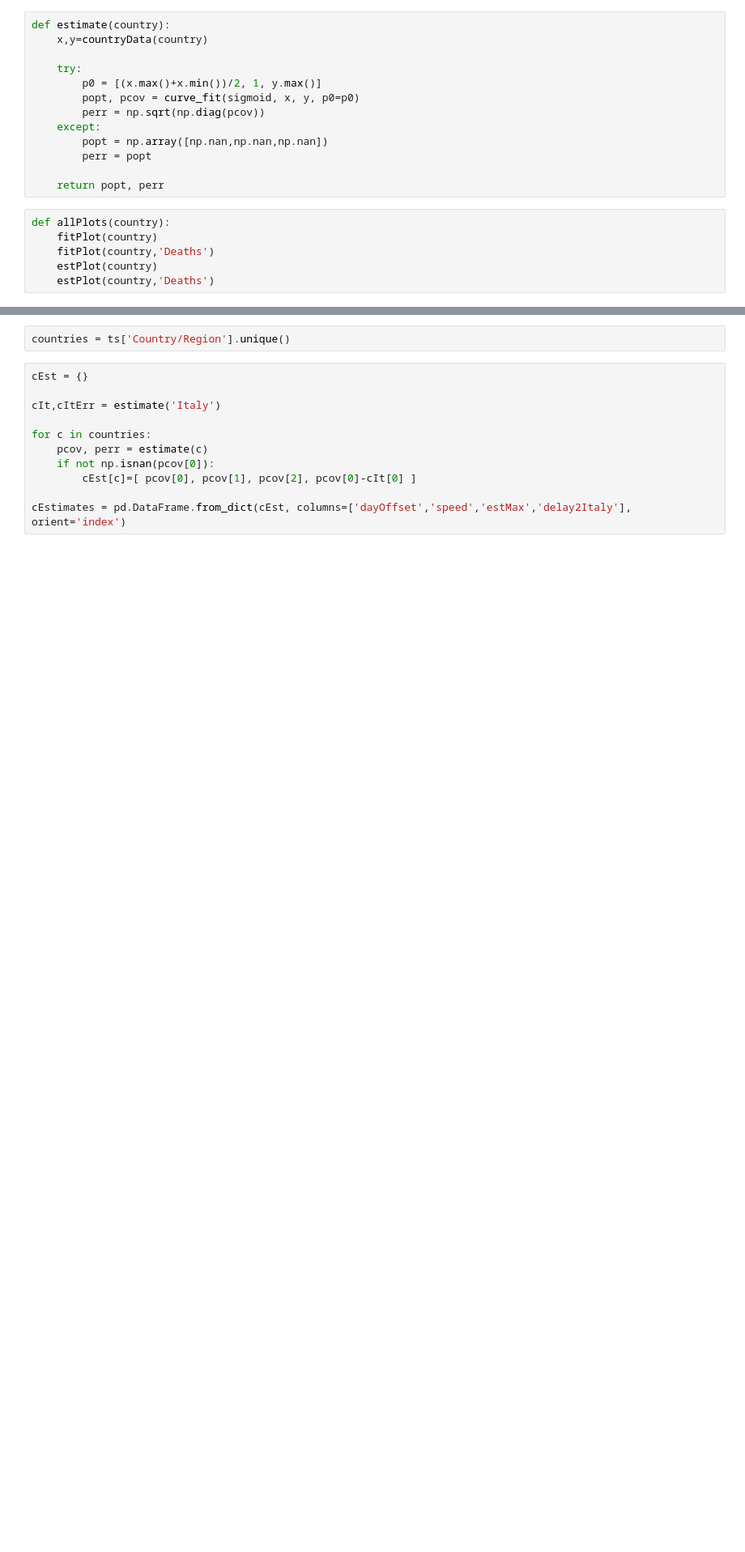
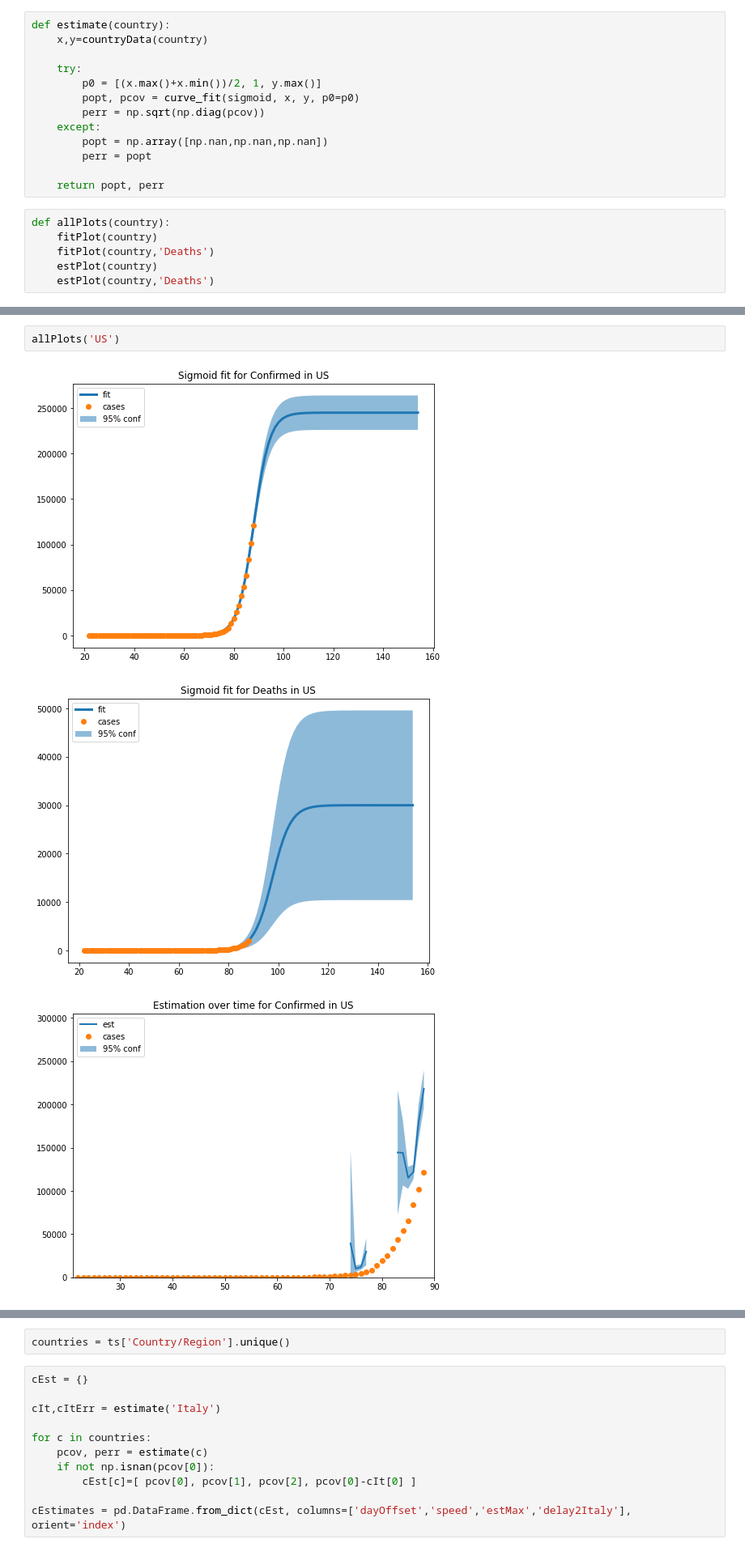
Before and after one commit to fmossott/COVID19-US, a Jupyter notebook: pyscript/curveFit.ipynb, the cells around one changed output, grey strips where cells are left out. Shown at 81% size. Cells and saved outputs as stored; diff of their text form; blank space fills up the shorter version.

```diff
--- a/pyscript/curveFit.ipynb
+++ b/pyscript/curveFit.ipynb
@@ -140,0 +145,6 @@ allPlots('Spain')
+# %%
+allPlots('US')
+# %% [output]
+[figure, added]
+[figure, added]
+[figure, added]
```
Also changed, not shown: parts of 11 cells of this notebook.
